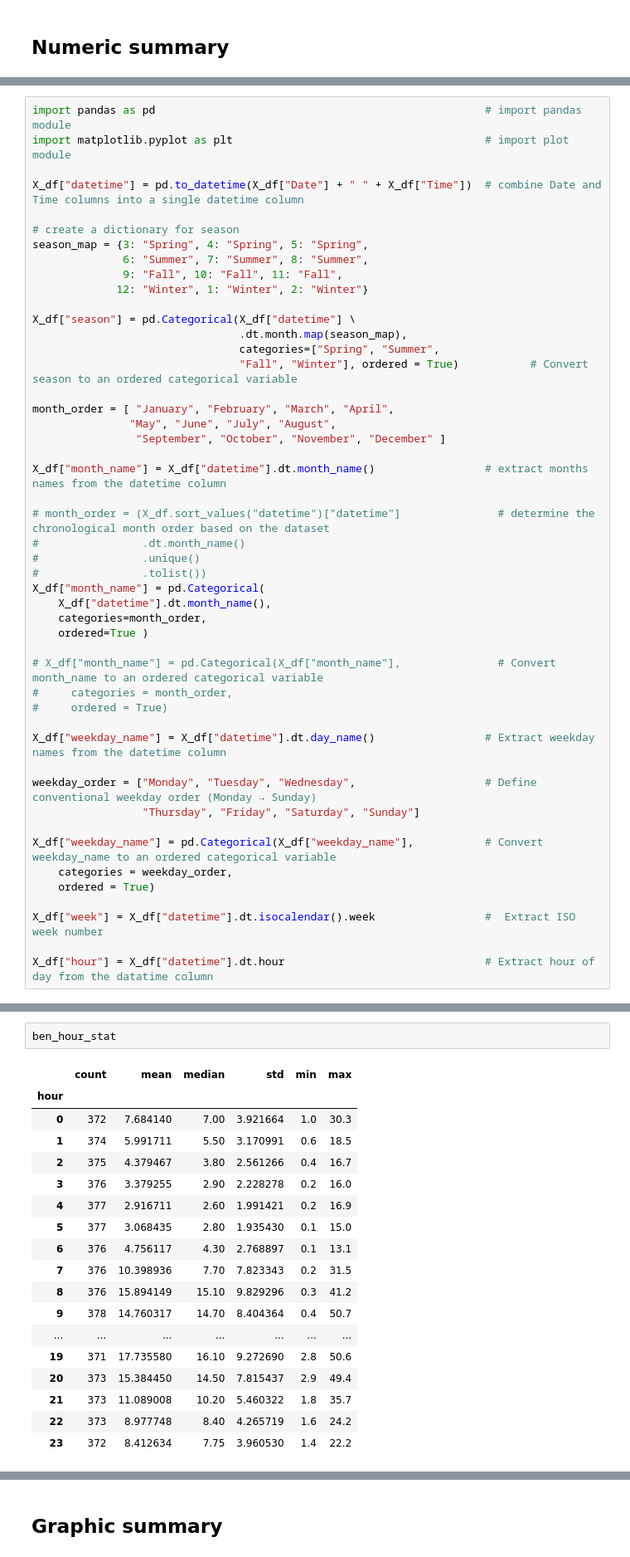
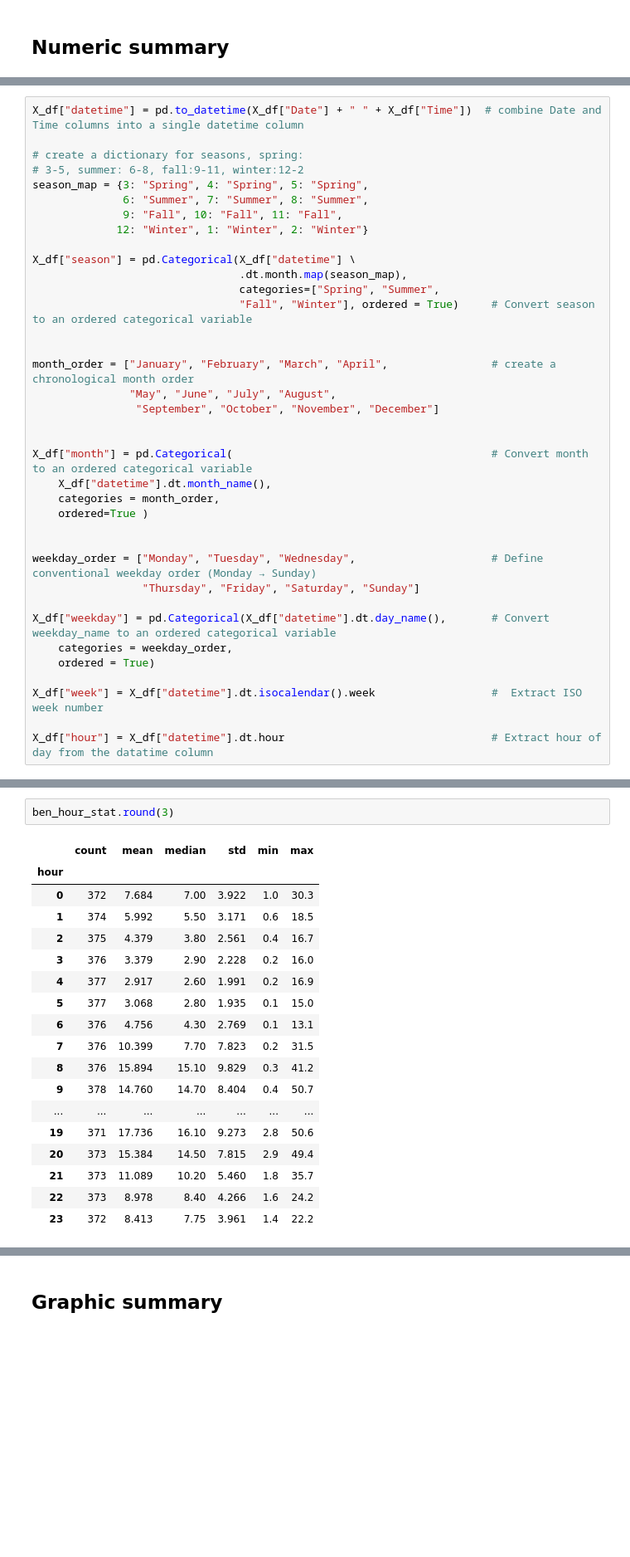
Before and after one commit to bingxiaochen/ST-554-Project1, a Jupyter notebook: Task2/Project1_Task2_Hui.ipynb, the cells around one changed output, grey strips where cells are left out. Shown at 83% size. Drawn from its saved outputs; the diff is of its cells as text; blank space fills up the shorter version.

```diff
--- a/Task2/Project1_Task2_Hui.ipynb
+++ b/Task2/Project1_Task2_Hui.ipynb
@@ -131,10 +149,8 @@ Temperature (T) ranges from slightly below freezing (-1.9°C) to warm conditions
 # %%
-import pandas as pd                                                   # import pandas module
-import matplotlib.pyplot as plt                                       # import plot module
-
 X_df["datetime"] = pd.to_datetime(X_df["Date"] + " " + X_df["Time"])  # combine Date and Time columns into a single datetime column
 
-# create a dictionary for season
+# create a dictionary for seasons, spring:
+# 3-5, summer: 6-8, fall:9-11, winter:12-2
 season_map = {3: "Spring", 4: "Spring", 5: "Spring",
               6: "Summer", 7: "Summer", 8: "Summer",
               9: "Fall", 10: "Fall", 11: "Fall",
@@ -143,36 +159,27 @@ season_map = {3: "Spring", 4: "Spring", 5: "Spring",
 X_df["season"] = pd.Categorical(X_df["datetime"] \
                                 .dt.month.map(season_map),
                                 categories=["Spring", "Summer",
-                                "Fall", "Winter"], ordered = True)           # Convert season to an ordered categorical variable
+                                "Fall", "Winter"], ordered = True)     # Convert season to an ordered categorical variable
 
-month_order = [ "January", "February", "March", "April",
+
+month_order = ["January", "February", "March", "April",                # create a chronological month order
                "May", "June", "July", "August",
-                "September", "October", "November", "December" ]
+                "September", "October", "November", "December"]
 
-X_df["month_name"] = X_df["datetime"].dt.month_name()                 # extract months names from the datetime column
 
-# month_order = (X_df.sort_values("datetime")["datetime"]               # determine the chronological month order based on the dataset
-#                .dt.month_name()
-#                .unique()
-#                .tolist())
-X_df["month_name"] = pd.Categorical(
+X_df["month"] = pd.Categorical(                                        # Convert month to an ordered categorical variable
     X_df["datetime"].dt.month_name(),
-    categories=month_order,
+    categories = month_order,
     ordered=True )
 
-# X_df["month_name"] = pd.Categorical(X_df["month_name"],               # Convert month_name to an ordered categorical variable
-#     categories = month_order,
-#     ordered = True)
 
-X_df["weekday_name"] = X_df["datetime"].dt.day_name()                 # Extract weekday names from the datetime column
-
-weekday_order = ["Monday", "Tuesday", "Wednesday",                    # Define conventional weekday order (Monday → Sunday)
+weekday_order = ["Monday", "Tuesday", "Wednesday",                     # Define conventional weekday order (Monday → Sunday)
                  "Thursday", "Friday", "Saturday", "Sunday"]
 
-X_df["weekday_name"] = pd.Categorical(X_df["weekday_name"],           # Convert weekday_name to an ordered categorical variable
+X_df["weekday"] = pd.Categorical(X_df["datetime"].dt.day_name(),       # Convert weekday_name to an ordered categorical variable
     categories = weekday_order,
     ordered = True)
 
-X_df["week"] = X_df["datetime"].dt.isocalendar().week                 #  Extract ISO week number
+X_df["week"] = X_df["datetime"].dt.isocalendar().week                  #  Extract ISO week number
 
-X_df["hour"] = X_df["datetime"].dt.hour                               # Extract hour of day from the datatime column
+X_df["hour"] = X_df["datetime"].dt.hour                                # Extract hour of day from the datatime column
@@ -224,21 +252,21 @@ ben_weekday_stat
 # %%
-ben_hour_stat
+ben_hour_stat.round(3)
 # %% [output]
 |  | count | mean | median | std | min | max |
 | hour |  |  |  |  |  |  |
-| 0 | 372 | 7.684140 | 7.00 | 3.921664 | 1.0 | 30.3 |
-| 1 | 374 | 5.991711 | 5.50 | 3.170991 | 0.6 | 18.5 |
-| 2 | 375 | 4.379467 | 3.80 | 2.561266 | 0.4 | 16.7 |
-| 3 | 376 | 3.379255 | 2.90 | 2.228278 | 0.2 | 16.0 |
-| 4 | 377 | 2.916711 | 2.60 | 1.991421 | 0.2 | 16.9 |
-| 5 | 377 | 3.068435 | 2.80 | 1.935430 | 0.1 | 15.0 |
-| 6 | 376 | 4.756117 | 4.30 | 2.768897 | 0.1 | 13.1 |
-| 7 | 376 | 10.398936 | 7.70 | 7.823343 | 0.2 | 31.5 |
-| 8 | 376 | 15.894149 | 15.10 | 9.829296 | 0.3 | 41.2 |
-| 9 | 378 | 14.760317 | 14.70 | 8.404364 | 0.4 | 50.7 |
+| 0 | 372 | 7.684 | 7.00 | 3.922 | 1.0 | 30.3 |
+| 1 | 374 | 5.992 | 5.50 | 3.171 | 0.6 | 18.5 |
+| 2 | 375 | 4.379 | 3.80 | 2.561 | 0.4 | 16.7 |
+| 3 | 376 | 3.379 | 2.90 | 2.228 | 0.2 | 16.0 |
+| 4 | 377 | 2.917 | 2.60 | 1.991 | 0.2 | 16.9 |
+| 5 | 377 | 3.068 | 2.80 | 1.935 | 0.1 | 15.0 |
+| 6 | 376 | 4.756 | 4.30 | 2.769 | 0.1 | 13.1 |
+| 7 | 376 | 10.399 | 7.70 | 7.823 | 0.2 | 31.5 |
+| 8 | 376 | 15.894 | 15.10 | 9.829 | 0.3 | 41.2 |
+| 9 | 378 | 14.760 | 14.70 | 8.404 | 0.4 | 50.7 |
 | ... | ... | ... | ... | ... | ... | ... |
-| 19 | 371 | 17.735580 | 16.10 | 9.272690 | 2.8 | 50.6 |
-| 20 | 373 | 15.384450 | 14.50 | 7.815437 | 2.9 | 49.4 |
-| 21 | 373 | 11.089008 | 10.20 | 5.460322 | 1.8 | 35.7 |
-| 22 | 373 | 8.977748 | 8.40 | 4.265719 | 1.6 | 24.2 |
-| 23 | 372 | 8.412634 | 7.75 | 3.960530 | 1.4 | 22.2 |
+| 19 | 371 | 17.736 | 16.10 | 9.273 | 2.8 | 50.6 |
+| 20 | 373 | 15.384 | 14.50 | 7.815 | 2.9 | 49.4 |
+| 21 | 373 | 11.089 | 10.20 | 5.460 | 1.8 | 35.7 |
+| 22 | 373 | 8.978 | 8.40 | 4.266 | 1.6 | 24.2 |
+| 23 | 372 | 8.413 | 7.75 | 3.961 | 1.4 | 22.2 |
```
Also changed, not shown: parts of 63 cells of this notebook.
